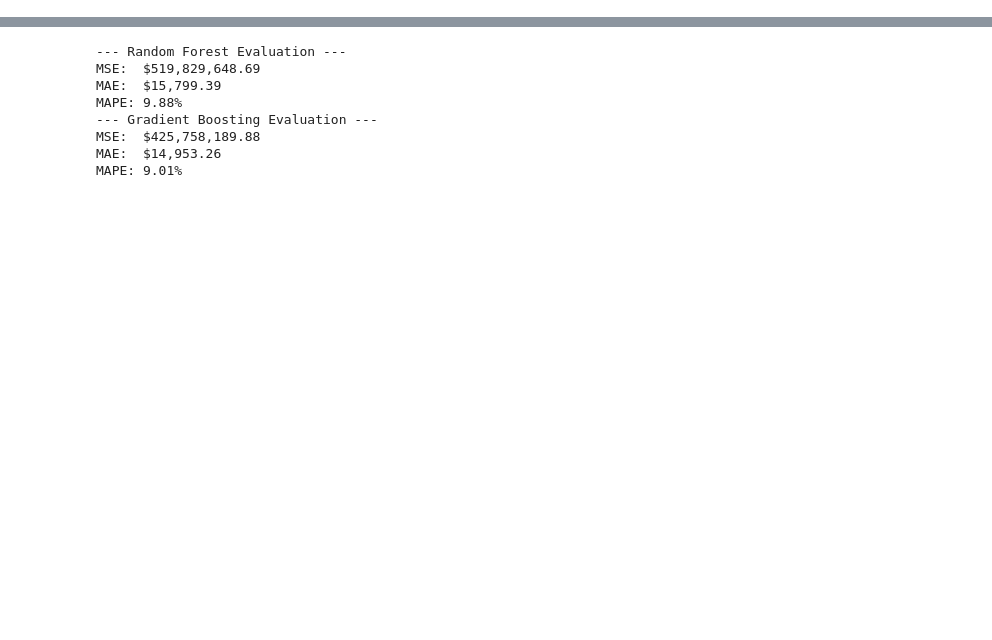
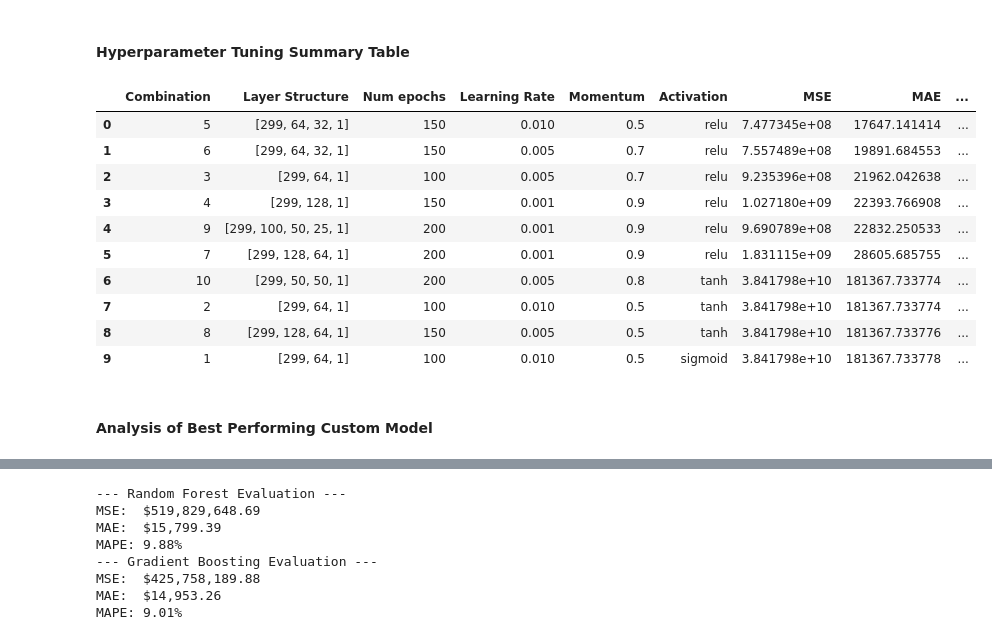
Before and after one commit to macarronesc/NEC_Practica1, a Jupyter notebook: app.ipynb, the cells around one changed output, grey strips where cells are left out. Drawn from its saved outputs; the diff is of its cells as text; code cells hidden in the pictures; blank space fills up the shorter version.

```diff
--- a/app.ipynb
+++ b/app.ipynb
@@ -253,0 +154,38 @@ Comparision
+# %%
+def evaluate_model(y_true, y_pred, model_name):
+    """Calculates and prints MSE, MAE, and MAPE after inverse transforming the target."""
+    y_true_exp = np.expm1(y_true)
+    y_pred_exp = np.expm1(y_pred)
+
+    mse = mean_squared_error(y_true_exp, y_pred_exp)
+    mae = mean_absolute_error(y_true_exp, y_pred_exp)
+    mape = mean_absolute_percentage_error(y_true_exp, y_pred_exp)
+
+    print(f"--- {model_name} Evaluation ---")
+    print(f"MSE:  ${mse:,.2f}")
+    print(f"MAE:  ${mae:,.2f}")
+    print(f"MAPE: {mape:.2%}")
+
+    return {'Model': model_name, 'MSE': mse, 'MAE': mae, 'MAPE': mape}
+
+def plot_predictions(y_true, y_pred, model_name):
+    """Creates a scatter plot of actual vs. predicted values."""
+    plt.figure()
+    plt.scatter(y_true, y_pred, alpha=0.5, label='Predictions')
+    plt.plot([min(y_true), max(y_true)], [min(y_true), max(y_true)], '--', color='red', lw=2, label='Ideal Fit')
+    plt.xlabel("Actual Sale Price (Log)")
+    plt.ylabel("Predicted Sale Price (Log)")
+    plt.title(f"{model_name}: Actual vs. Predicted")
+    plt.legend()
+    plt.show()
+
+def plot_loss(train_loss, val_loss, model_name):
+    """Plots the training and validation loss curves."""
+    plt.figure()
+    plt.plot(train_loss, label='Training Loss')
+    plt.plot(val_loss, label='Validation Loss')
+    plt.xlabel("Epochs")
+    plt.ylabel("Mean Squared Error")
+    plt.title(f"{model_name}: Training and Validation Loss")
+    plt.legend()
+    plt.show()
@@ -253,0 +280,19 @@ Comparision
+# %% [markdown]
+#### Hyperparameter Tuning Summary Table
+# %%
+results_df = pd.DataFrame(results_list)
+results_df.sort_values(by='MAE').reset_index(drop=True)
+# %% [output]
+|  | Combination | Layer Structure | Num epochs | Learning Rate | Momentum | Activation | MSE | MAE | ... |
+| 0 | 5 | [299, 64, 32, 1] | 150 | 0.010 | 0.5 | relu | 7.477345e+08 | 17647.141414 | ... |
+| 1 | 6 | [299, 64, 32, 1] | 150 | 0.005 | 0.7 | relu | 7.557489e+08 | 19891.684553 | ... |
+| 2 | 3 | [299, 64, 1] | 100 | 0.005 | 0.7 | relu | 9.235396e+08 | 21962.042638 | ... |
+| 3 | 4 | [299, 128, 1] | 150 | 0.001 | 0.9 | relu | 1.027180e+09 | 22393.766908 | ... |
+| 4 | 9 | [299, 100, 50, 25, 1] | 200 | 0.001 | 0.9 | relu | 9.690789e+08 | 22832.250533 | ... |
+| 5 | 7 | [299, 128, 64, 1] | 200 | 0.001 | 0.9 | relu | 1.831115e+09 | 28605.685755 | ... |
+| 6 | 10 | [299, 50, 50, 1] | 200 | 0.005 | 0.8 | tanh | 3.841798e+10 | 181367.733774 | ... |
+| 7 | 2 | [299, 64, 1] | 100 | 0.010 | 0.5 | tanh | 3.841798e+10 | 181367.733774 | ... |
+| 8 | 8 | [299, 128, 64, 1] | 150 | 0.005 | 0.5 | tanh | 3.841798e+10 | 181367.733776 | ... |
+| 9 | 1 | [299, 64, 1] | 100 | 0.010 | 0.5 | sigmoid | 3.841798e+10 | 181367.733778 | ... |
+# %% [markdown]
+#### Analysis of Best Performing Custom Model
```
Also changed, not shown: parts of 51 cells of this notebook, 3 other files.
